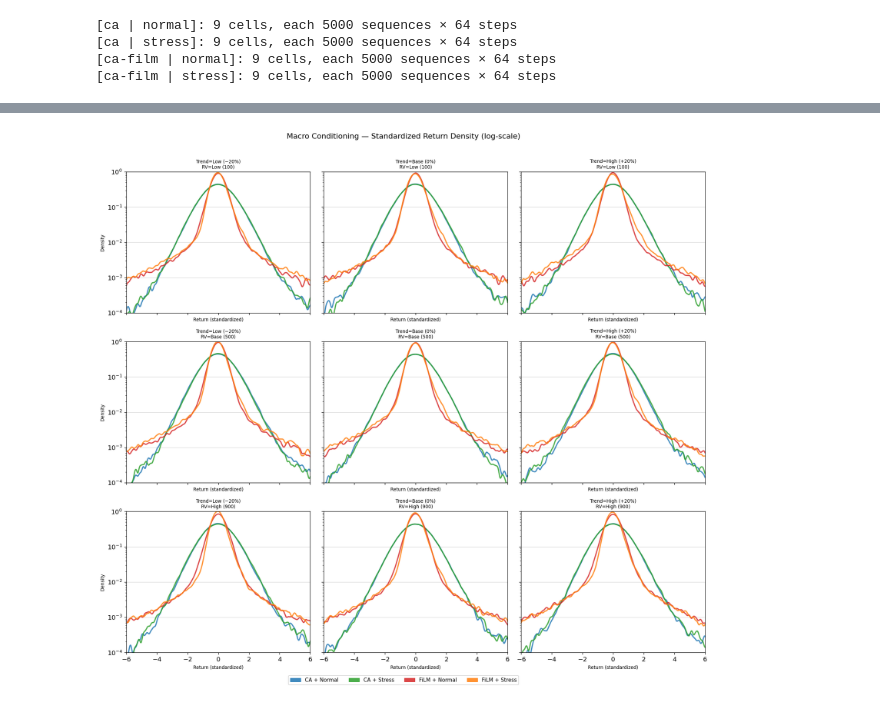
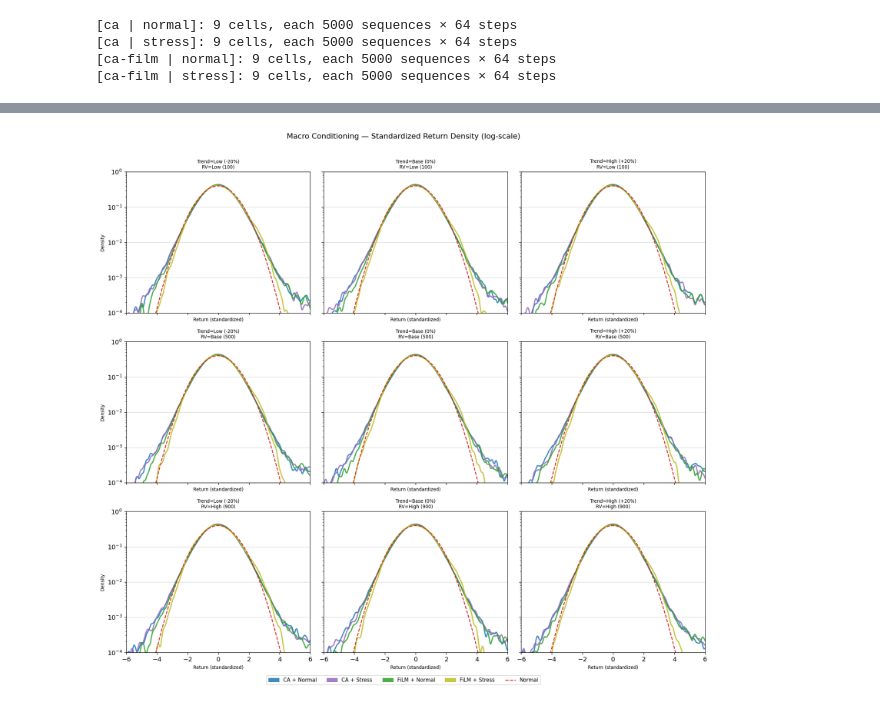
Before and after one commit to AHHHHHH0-0/Extending-CoFinDiff, a Jupyter notebook: notebooks/eval/macro_cond.ipynb, the cells around one changed output, grey strips where cells are left out. Saved outputs shown, nothing was run; the diff lists cells and outputs as text; code cells hidden in the pictures.

```diff
--- a/notebooks/eval/macro_cond.ipynb
+++ b/notebooks/eval/macro_cond.ipynb
@@ -23,9 +24,9 @@ Plot configs.
 plt.rcParams.update({'figure.dpi': 120, 'font.size': 11})
 
 C_CA_NORM = 'tab:blue'
-C_CA_STRESS = 'tab:green'
-C_FILM_NORM = 'tab:red'
-C_FILM_STRESS = 'tab:orange'
+C_CA_STRESS = 'tab:purple'
+C_FILM_NORM = 'tab:green'
+C_FILM_STRESS = 'tab:olive'
 C_NORMAL = 'tab:red'
 
 # (model_dir_key, macro_key, color, label)
@@ -36,6 +37,10 @@ GROUPS = [
     ('ca-film', 'stress', C_FILM_STRESS, 'FiLM + Stress'),
 ]
 
+# Labels
+TREND_LABELS = {-20: 'Low (-20%)', 0: 'Base (0%)', 20: 'High (+20%)'}
+RV_LABELS = {100: 'Low (100)', 500: 'Base (500)', 900: 'High (900)'}
+
 print("Plot config defined.")
 # %% [output]
 Plot config defined.
@@ -49,10 +54,10 @@ MODEL_DIRS = {
     'ca-film': Path('../../data/generated/ca-film'),
 }
 
-TRENDS = [-10, 0, 10]
-RVS = [300, 500, 700]
+TRENDS = [-20, 0, 20]
+RVS = [100, 500, 900]
 
-MACROS = {'normal': (2, 15), 'stress': (6, 40)}
+MACROS = {'normal': (1, 15), 'stress': (0.3, 40)}
 
 # Get data
 gen_data = {}
@@ -66,12 +71,9 @@ for model, base_dir in MODEL_DIRS.items():
                 with open(base_dir / filename) as f:
                     payload = json.load(f)
                 samples = np.array(payload['samples'], dtype=np.float64)  # (N, T)
-
-                # Inverse normalisation
-                mean_w = payload['conditions']['trend'] / (100.0 * T)
-                var_w  = (payload['conditions']['realized_vol'] / (100.0 ** 2) - T * mean_w ** 2) / (T - 1)
-                std_w  = np.sqrt(np.maximum(var_w, 1e-12))
-                samples_pct = (samples * std_w + mean_w) * 100.0       # percentage units
+                t_tgt = payload['conditions']['trend']
+                r_tgt = payload['conditions']['realized_vol']
+                samples_pct = per_path_normalize(samples, t_tgt, r_tgt, T) * 100.0  # percentage units
 
                 gen_data[group_key][(trend, rv)] = samples_pct
 
@@ -129,6 +89,6 @@ plt.show()
 # %%
 """
-Output 2 — Standardized KDE with log-scale y-axis.
+Output 1 — Standardized KDE with log-scale y-axis.
 Standardize returns within each group, then plot KDE on log y-axis.
 3×3 grid; 4 overlapping curves per panel.
 """
@@ -139,32 +99,35 @@ fig, axes = plt.subplots(3, 3, figsize=(15, 13), sharex=True, sharey=True)
 
 for row_idx, rv in enumerate(RVS):
     for col_idx, trend in enumerate(TRENDS):
         ax = axes[row_idx, col_idx]
 
         for model, macro_key, color, label in GROUPS:
             arr = gen_data[(model, macro_key)][(trend, rv)]  # (N, T)
             flat = arr.ravel()
             flat_std = (flat - flat.mean()) / flat.std()
             kde_vals = gaussian_kde(flat_std, bw_method='scott')(x_grid)
             ax.plot(x_grid, kde_vals, color=color, lw=2, alpha=0.85)
 
+        ax.plot(x_grid, norm.pdf(x_grid), color=C_NORMAL, linestyle='--', linewidth=1.5, label='Normal')
         ax.set_yscale('log')
         ax.set_ylim(1e-4, 1.0)
         ax.set_xlim(-6, 6)
         ax.set_xlabel('Return (standardized)', fontsize=8)
         ax.set_title(f'Trend={TREND_LABELS[trend]}\nRV={RV_LABELS[rv]}', fontsize=8)
         ax.grid(axis='y', alpha=0.5)
 
     axes[row_idx, 0].set_ylabel('Density', fontsize=8)
 
 # Shared legend
 handles = [mpatches.Patch(color=g[2], alpha=0.85, label=g[3]) for g in GROUPS]
-fig.legend(handles=handles, loc='lower center', ncol=4, fontsize=9,
+normal_handle = Line2D([0], [0], color=C_NORMAL, linestyle='--', linewidth=1.5, label='Normal')
+handles.append(normal_handle)
+fig.legend(handles=handles, loc='lower center', ncol=5, fontsize=9,
            bbox_to_anchor=(0.5, -0.02))
 fig.suptitle('Macro Conditioning — Standardized Return Density (log-scale)', fontsize=13, y=1.01)
 
 plt.tight_layout()
 plt.savefig('../../figures/macro_kde_log.png', bbox_inches='tight')
 plt.show()
 # %% [output]
-[figure, old version]
+[figure, new version]
```
Also changed, not shown: parts of 7 cells of this notebook, 15 other files.
